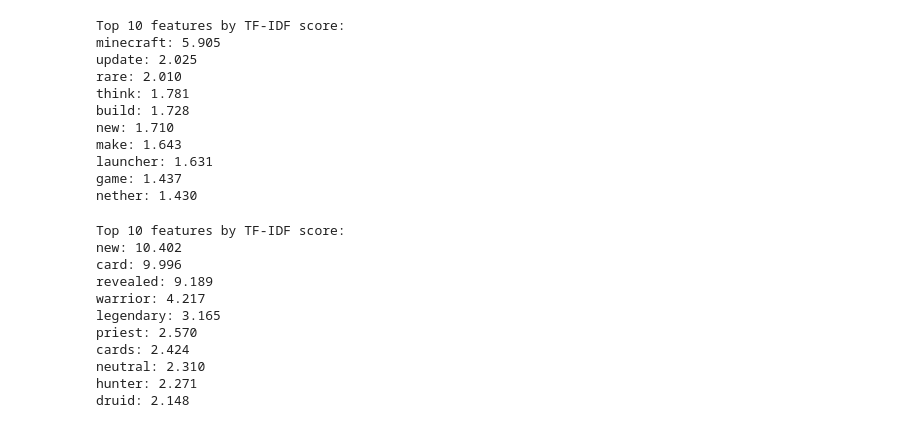
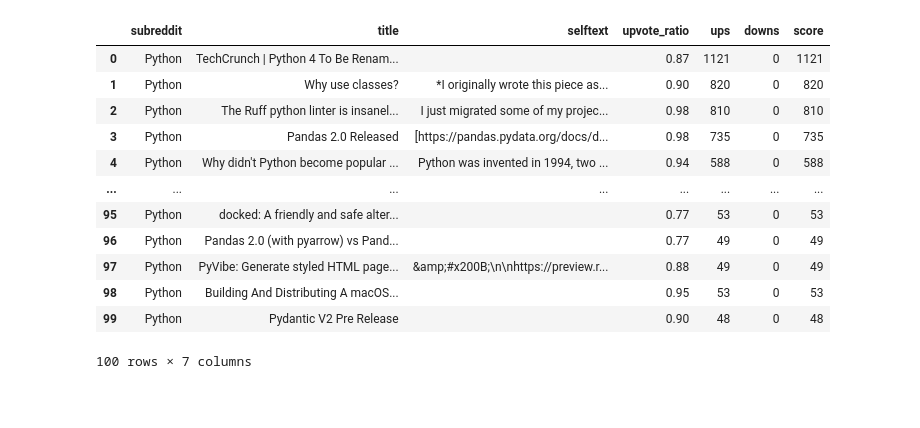
Before and after one commit to wlinds/RedViz, a Jupyter notebook: notebook.ipynb, the cells around one changed output. Cells and saved outputs as stored; diff of their text form; code cells hidden in the pictures; blank space fills up the shorter version.

```diff
--- a/notebook.ipynb
+++ b/notebook.ipynb
@@ -157,60 +10,17 @@ accepted: 0.729
-# %%
-# Subreddit, time filter and limit for the API request
-def get_sub(subreddit='Python', time_filter='month', limit=100):
-
-    # Current timestamp and one month ago
-    now = datetime.now()
-    one_month_ago = now - timedelta(days=30)
-
-    # Convert to Unix time
-    now_unix = int(now.timestamp())
-    one_month_ago_unix = int(one_month_ago.timestamp())
-
-    # Make the API request
-    url = f'https://oauth.reddit.com/r/{subreddit}/top?t={time_filter}&limit={limit}&after={one_month_ago_unix}&before={now_unix}'
-    res = requests.get(url, headers=headers)
-
-    df = pd.DataFrame(columns=['subreddit', 'title', 'selftext', 'upvote_ratio', 'ups', 'downs', 'score'])
-
-    # Loop through each post retrieved from the API request and append to df
-    for post in res.json()['data']['children']:
-        df.loc[len(df)] = {
-            'subreddit': post['data']['subreddit'],
-            'title': post['data']['title'],
-            'selftext': post['data']['selftext'],
-            'upvote_ratio': post['data']['upvote_ratio'],
-            'ups': post['data']['ups'],
-            'downs': post['data']['downs'],
-            'score': post['data']['score']
-        }
-    return df
-# %%
-df = get_sub(subreddit='Minecraft')
-word_count(df)
-# %% [output]
-Top 10 features by TF-IDF score:
-minecraft: 5.905
-update: 2.025
-rare: 2.010
-think: 1.781
-build: 1.728
-new: 1.710
-make: 1.643
-launcher: 1.631
-game: 1.437
-nether: 1.430
-# %%
-df = get_sub(subreddit='Hearthstone')
-word_count(df)
-# %% [output]
-Top 10 features by TF-IDF score:
-new: 10.402
-card: 9.996
-revealed: 9.189
-warrior: 4.217
-legendary: 3.165
-priest: 2.570
-cards: 2.424
-neutral: 2.310
-hunter: 2.271
-druid: 2.148
+# %%
+py_this_mon = get_sub('Python')
+py_this_mon
+# %% [output]
+|  | subreddit | title | selftext | upvote_ratio | ups | downs | score |
+| 0 | Python | TechCrunch | Python 4 To Be Renam... |  | 0.87 | 1121 | 0 | 1121 |
+| 1 | Python | Why use classes? | *I originally wrote this piece as... | 0.90 | 820 | 0 | 820 |
+| 2 | Python | The Ruff python linter is insanel... | I just migrated some of my projec... | 0.98 | 810 | 0 | 810 |
+| 3 | Python | Pandas 2.0 Released | [https://pandas.pydata.org/docs/d... | 0.98 | 735 | 0 | 735 |
+| 4 | Python | Why didn't Python become popular ... | Python was invented in 1994, two ... | 0.94 | 588 | 0 | 588 |
+| ... | ... | ... | ... | ... | ... | ... | ... |
+| 95 | Python | docked: A friendly and safe alter... |  | 0.77 | 53 | 0 | 53 |
+| 96 | Python | Pandas 2.0 (with pyarrow) vs Pand... |  | 0.77 | 49 | 0 | 49 |
+| 97 | Python | PyVibe: Generate styled HTML page... | &amp;#x200B;\n\nhttps://preview.r... | 0.88 | 49 | 0 | 49 |
+| 98 | Python | Building And Distributing A macOS... |  | 0.95 | 53 | 0 | 53 |
+| 99 | Python | Pydantic V2 Pre Release |  | 0.90 | 48 | 0 | 48 |
+100 rows × 7 columns
```
Also changed, not shown: parts of 19 cells of this notebook.
